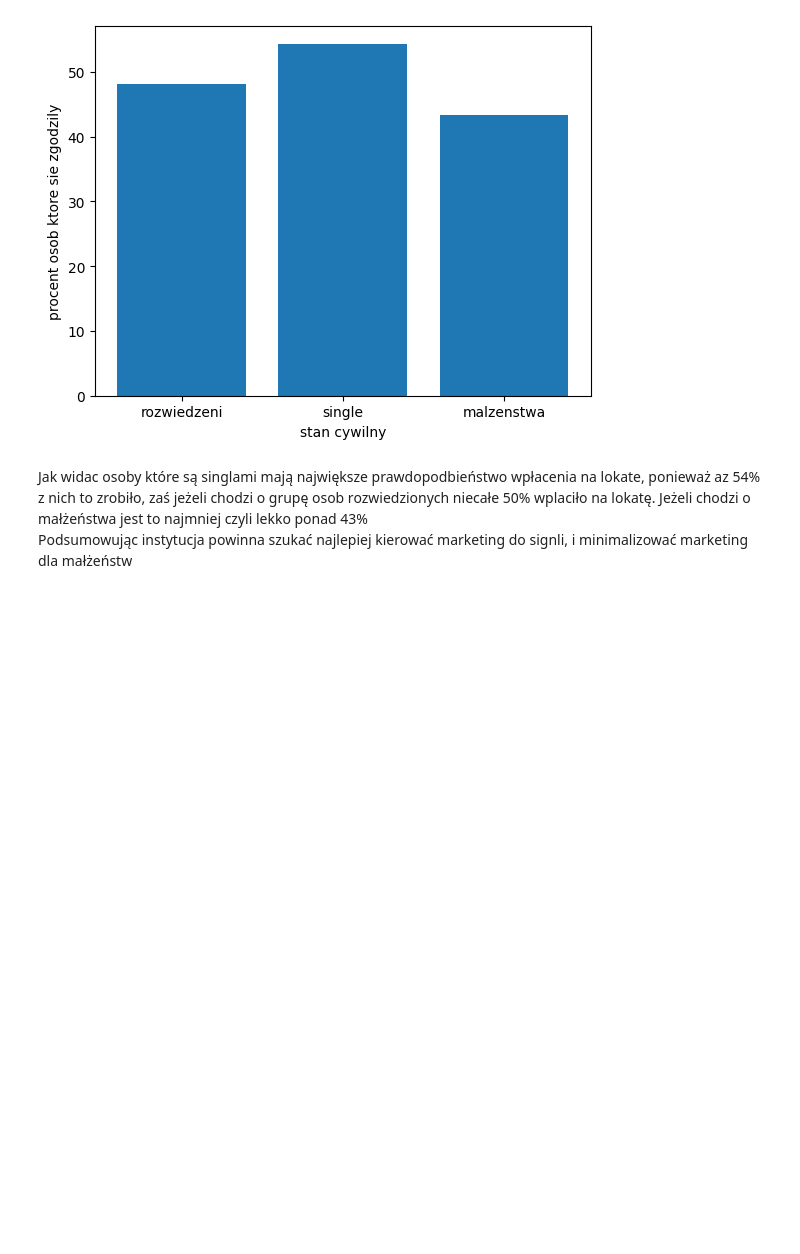
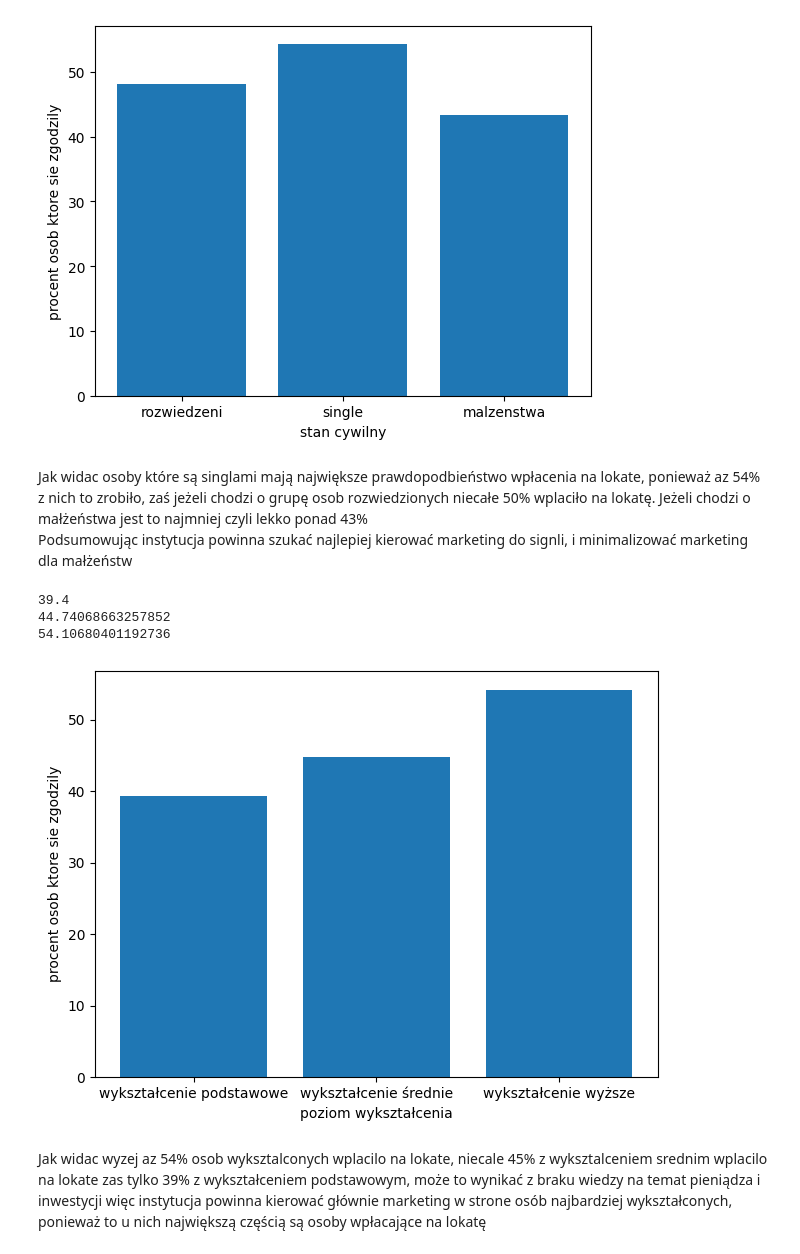
Before and after one commit to koxkuba0/Projekt-AiWD, a Jupyter notebook: Projekt.ipynb, the cells around one changed output. Saved outputs shown, nothing was run; the diff lists cells and outputs as text; code cells hidden in the pictures; blank space fills up the shorter version.

Commit message:
dodanie nowej zaleznosci konkretnie edukacji oraz wykresu

```diff
--- a/Projekt.ipynb
+++ b/Projekt.ipynb
@@ -96,3 +96,29 @@ Text(0.5, 0, 'stan cywilny')
 # %% [markdown]
 Jak widac osoby które są singlami mają największe prawdopodbieństwo wpłacenia na lokate, ponieważ az 54% z nich to zrobiło, zaś jeżeli chodzi o grupę osob rozwiedzionych niecałe 50% wplaciło na lokatę. Jeżeli chodzi o małżeństwa jest to najmniej czyli lekko ponad 43%
 Podsumowując instytucja powinna szukać najlepiej kierować marketing do signli, i minimalizować marketing dla małżeństw
+# %%
+#badamy wpływ wykształcenia na decyzję o lokacie
+wyksztalcenie_podstawowe_zgoda = (len(df[(df['education'] == 'primary') & (df['deposit'] == 'yes')]) / len(df[df['education'] == 'primary'])) * 100
+print (wyksztalcenie_podstawowe_zgoda)
+wyksztalcenie_srednie_zgoda = (len(df[(df['education'] == 'secondary') & (df['deposit'] == 'yes')]) / len(df[df['education'] == 'secondary'])) * 100
+print (wyksztalcenie_srednie_zgoda)
+wyksztalcenie_wyzsze_zgoda = (len(df[(df['education'] == 'tertiary') & (df['deposit'] == 'yes')]) / len(df[df['education'] == 'tertiary'])) * 100
+print (wyksztalcenie_wyzsze_zgoda)
+# %% [output]
+39.4
+44.74068663257852
+54.10680401192736
+# %%
+
+
+plt.bar(x = ['wykształcenie podstawowe', 'wykształcenie średnie', 'wykształcenie wyższe'], height = [wyksztalcenie_podstawowe_zgoda, wyksztalcenie_srednie_zgoda, wyksztalcenie_wyzsze_zgoda])
+plt.ylabel('procent osob ktore sie zgodzily')
+plt.xlabel('poziom wykształcenia')
+
+#napisy sie na siebie nakldaja wiec trzeba poszerzyc wykres
+
+plt.tight_layout()
+# %% [output]
+[figure, added]
+# %% [markdown]
+Jak widac wyzej az 54% osob wyksztalconych wplacilo na lokate, niecale 45% z wyksztalceniem srednim wplacilo na lokate zas tylko 39% z wykształceniem podstawowym, może to wynikać z braku wiedzy na temat pieniądza i inwestycji więc instytucja powinna kierować głównie marketing w strone osób najbardziej wykształconych, ponieważ to u nich największą częścią są osoby wpłacające na lokatę
```
